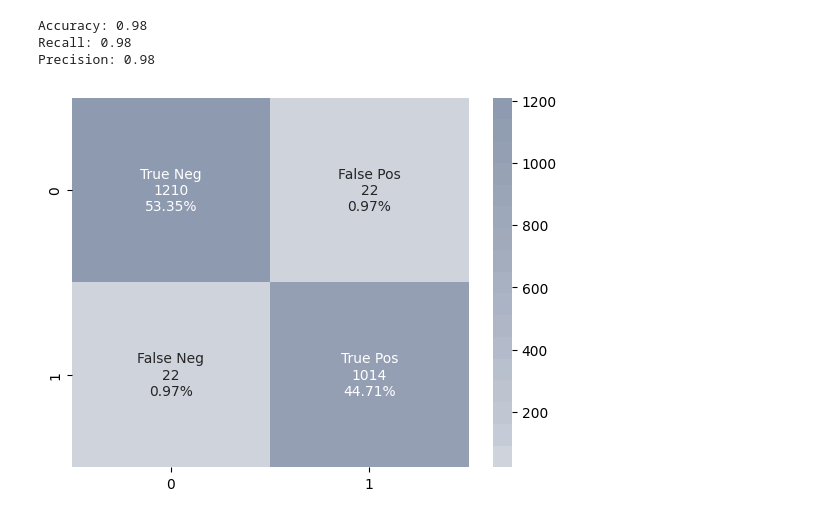
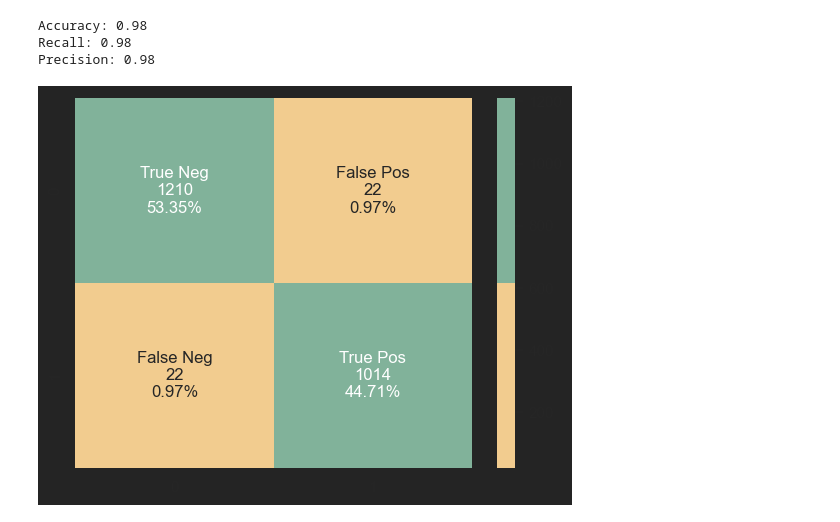
Before and after one commit to scheinmensch/Infringement_Detection_on_Airbnb, a Jupyter notebook: notebooks/Modelling.ipynb, the cells around one changed output. Saved outputs shown, nothing was run; the diff lists cells and outputs as text; code cells hidden in the pictures.

```diff
--- a/notebooks/Modelling.ipynb
+++ b/notebooks/Modelling.ipynb
@@ -22,7 +22,8 @@ from sklearn.tree import DecisionTreeClassifier
 
 RSEED = 15
 c = ['#cbc0d3', '#efd3d7', '#feeafa', '#dee2ff', '#8e9aaf']
-c2 = ['#efd3d7', '#ecccd0', '#eac6cb', '#e9c2c7', '#e7bcc2', '#e5b7bd', '#e3b1b8', '#e1aeb5', '#dfa7af', '#dea3ab', '#dc9fa8', '#da9aa3', '#d8949e', '#d7929c']
+cpal = ['#81B29A', '#89B499', '#91B698', '#99B898', '#A1B997', '#A9BB96', '#B1BD95', '#BABF95', '#C2C194', '#CAC393', '#D2C592', '#DAC691', '#E2C891', '#EACA90', '#F2CC8F']
+cpal2 = ['#F2CC8F', '#81B29A']
 from sklearn import set_config
 set_config(display='diagram')
 # %%
@@ -645,7 +646,3 @@ print("Precision: {:.2f}".format(precision_score(y_test, y_test_predicted_rf_fin
 Accuracy: 0.99
 Recall: 0.99
 Precision: 0.98
-# %%
-cpal = ['#81B29A', '#89B499', '#91B698', '#99B898', '#A1B997', '#A9BB96', '#B1BD95', '#BABF95', '#C2C194', '#CAC393', '#D2C592', '#DAC691', '#E2C891', '#EACA90', '#F2CC8F']
-cpal2 = cpal[::-1]
-cpal2
@@ -668,4 +648,0 @@ cpal2
-# %%
-cpal = ['#81B29A', '#F2CC8F']
-cpal2 = cpal[::-1]
-cpal2
@@ -953,13 +981,13 @@ Precision: 0.98
 # %%
 cfm_tree = confusion_matrix(y_test, y_test_predicted_tree)
 group_names = ['True Neg','False Pos','False Neg','True Pos']
 group_counts = ['{0:0.0f}'.format(value) for value in
                 cfm_tree.flatten()]
 group_percentages = ['{0:.2%}'.format(value) for value in
                      cfm_tree.flatten()/np.sum(cfm_bl)]
 labels = [f'{v1}\n{v2}\n{v3}' for v1, v2, v3 in
           zip(group_names,group_counts,group_percentages)]
 labels = np.asarray(labels).reshape(2,2)
-sns.heatmap(cfm_tree, annot=labels, fmt='', cmap=c2);
+sns.heatmap(cfm_tree, annot=labels, fmt='', cmap=cpal2);
 # %% [output]
-[figure, old version]
+[figure, new version]
```
Also changed, not shown: parts of 21 cells of this notebook, 1 other file.
